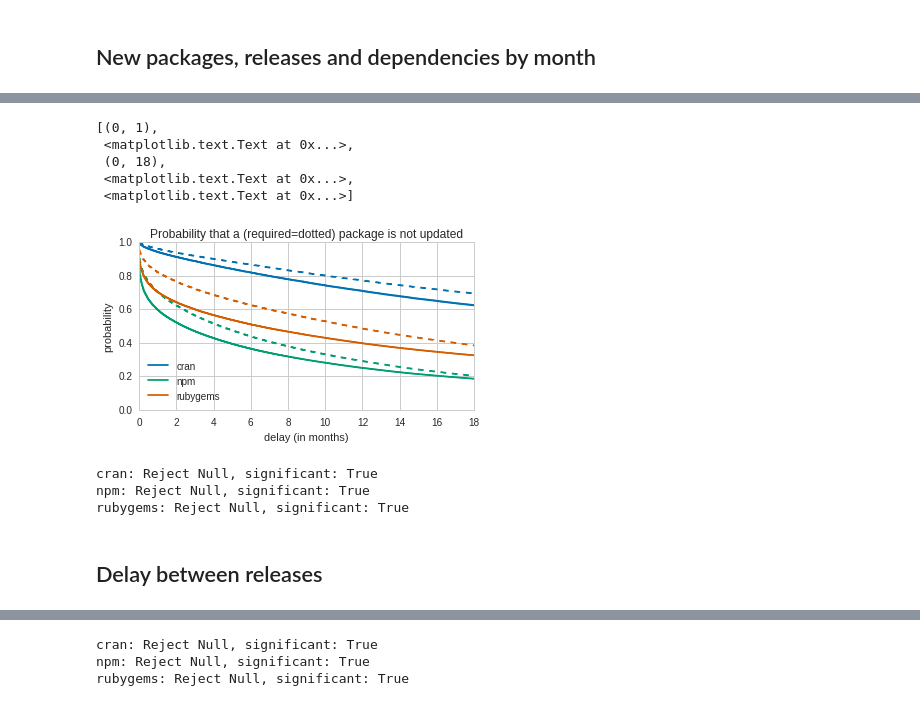
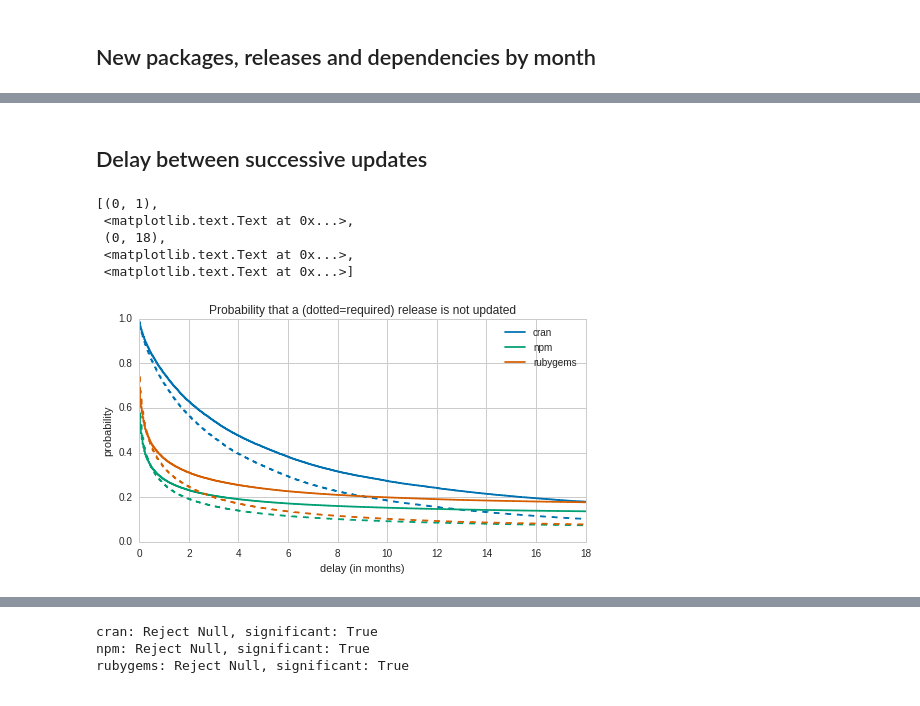
Before and after one commit to AlexandreDecan/ecos-emse, a Jupyter notebook: notebooks/Ecosystem activity.ipynb, the cells around one changed output, grey strips where cells are left out. Cells and saved outputs as stored; diff of their text form; code cells hidden in the pictures.

```diff
--- a/notebooks/Ecosystem activity.ipynb
+++ b/notebooks/Ecosystem activity.ipynb
@@ -15,7 +15,7 @@ sys.path.append('..')
 
 from helpers import ECOSYSTEMS, DATE_RANGE, load_data, create_snapshot, load_graph
 # %%
-FIG_SIZE = (6, 3)
+FIG_SIZE = (8, 4)
 FIG_DATE_RANGE = (pandas.to_datetime('2007-01-01'), DATE_RANGE[-1])
 # %%
 df_data = collections.OrderedDict()
@@ -245,5 +245,5 @@ ax.set(
 # %%
-# Time of next release
+# Time of first and next release
 for ecosystem, data in df_data.items():
     df = (
         data['packages']
@@ -258,5 +258,15 @@ for ecosystem, data in df_data.items():
         .index
     )
     df.loc[index_of_last_releases, 'next_release'] = pandas.NaT
+    df = df.reset_index()
 
-    df_data[ecosystem]['packages'] = df.reset_index()
+    df_data[ecosystem]['packages'] = (
+        df
+        .groupby('package')
+         [['time']]
+         .min()
+         .assign(first_release=lambda d: d['time'])
+         [['first_release']]
+         .reset_index()
+         .merge(df, how='left', on='package')
+    )
@@ -263,3 +313,5 @@ for ecosystem, data in df_data.items():
+# %% [markdown]
+## Delay between successive updates
 # %%
 import lifelines
 from lifelines.statistics import logrank_test
@@ -275,59 +327,40 @@ tests = collections.OrderedDict()
 for ecosystem, data in df_data.items():
     color = next(colors)
 
-    df = (data['packages']
-     .groupby('package')
-     [['time']]
-     .min()
-     .assign(first_release=lambda d: d['time'])
-     [['first_release']]
-     .reset_index()
-     .merge(data['packages'], how='left', on='package')
-    )
-
     kmp_df = (
-        df
+        data['packages']
         .assign(observed=lambda d: ~d['next_release'].isnull())
         .pipe(lambda d: d.fillna(d['time'].max()))
         .assign(duration=lambda d:
-            (d['next_release'].astype('datetime64[ns, UTC]') - d['first_release'].astype('datetime64[ns, UTC]')).dt.days / 30
+            (d['next_release'].astype('datetime64[ns, UTC]') - d['time'].astype('datetime64[ns, UTC]')).dt.days / 30
         )
         .assign(required=lambda d: d['package'].isin(data['dependencies']['dependency']))
     )
 
     kmp.fit(kmp_df['duration'], kmp_df['observed'], label=ecosystem)
     kmp.plot(ax=ax, color=color, ci_show=False)
 
     required = kmp_df['required'] == True
     kmp.fit(kmp_df[required]['duration'], kmp_df[required]['observed'])
     kmp.plot(ax=ax, color=color, style='--', legend=None, ci_show=False)
 
     tests[ecosystem] = logrank_test(
         kmp_df['duration'], kmp_df[required]['duration'],
         kmp_df['observed'], kmp_df[required]['observed'],
         alpha=0.99
     )
 
 ax.set(
     xlabel='delay (in months)',
     ylabel='probability',
-    title='Probability that a (required=dotted) package is not updated',
+    title='Probability that a (dotted=required) release is not updated',
     xlim=(0, 18),
     ylim=(0, 1)
 )
 # %% [output]
 [(0, 1),
  <matplotlib.text.Text at 0x...>,
  (0, 18),
  <matplotlib.text.Text at 0x...>,
  <matplotlib.text.Text at 0x...>]
-[figure, old version]
+[figure, new version]
-# %%
-for ecosystem, test in tests.items():
-    print('{}: {}, significant: {}'.format(ecosystem, test.test_result, test.is_significant))
-# %% [output]
-cran: Reject Null, significant: True
-npm: Reject Null, significant: True
-rubygems: Reject Null, significant: True
-# %% [markdown]
-## Delay between releases
```
Also changed, not shown: parts of 14 cells of this notebook, 1 other file.
